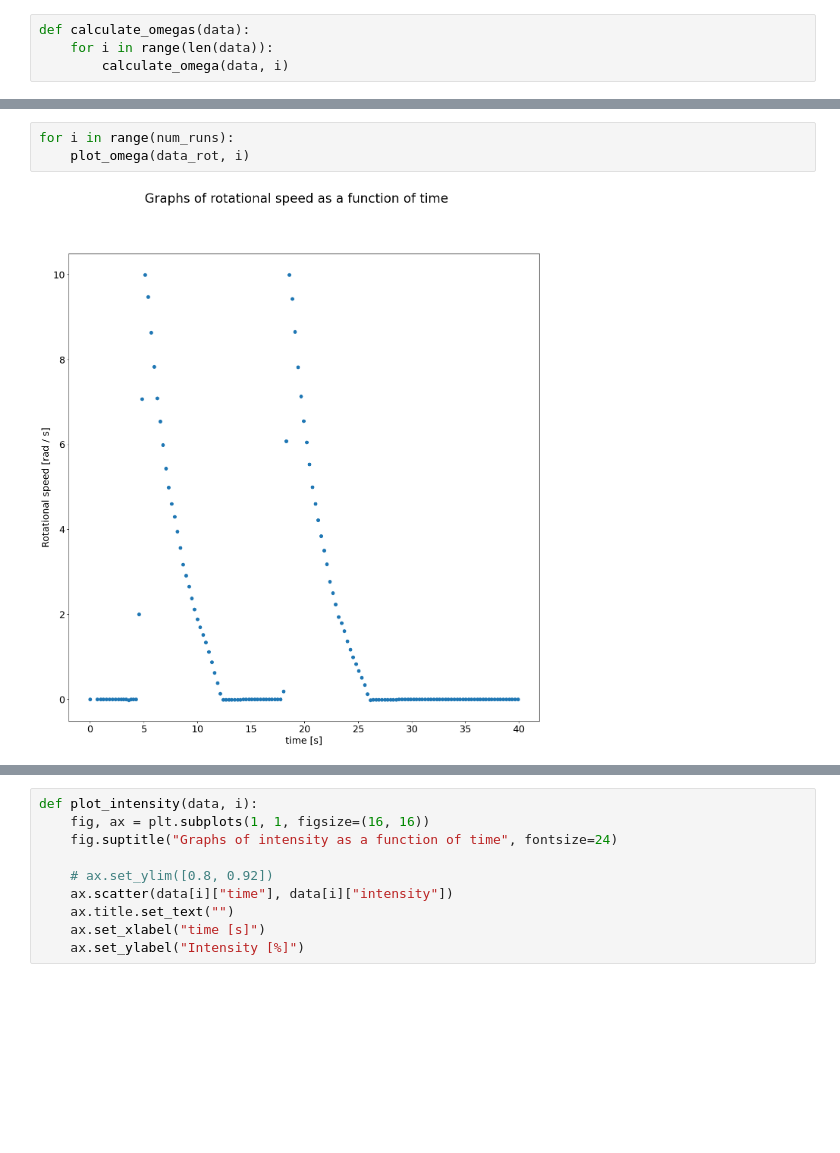
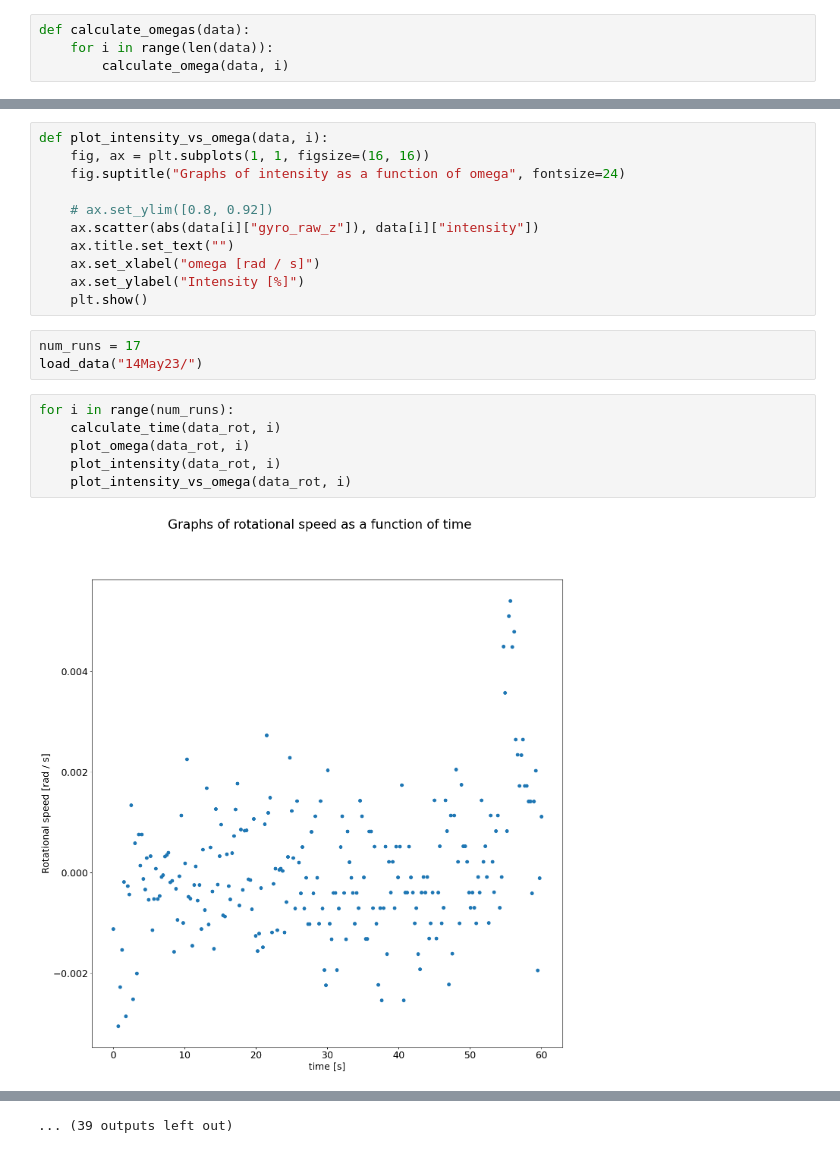
Before and after one commit to MartinOpat/Lab2RaspPi, a Jupyter notebook: data/data_processing_glass_tubes.ipynb, the cells around one changed output, grey strips where cells are left out. Cells and saved outputs as stored; diff of their text form; blank space fills up the shorter version.

Commit message:
Further data processing on 14 May 23

```diff
--- a/data/data_processing_glass_tubes.ipynb
+++ b/data/data_processing_glass_tubes.ipynb
@@ -77,5 +84,22 @@ calculate_omegas(data_one_side)
+# %%
+def plot_intensity_vs_omega(data, i):
+    fig, ax = plt.subplots(1, 1, figsize=(16, 16))
+    fig.suptitle("Graphs of intensity as a function of omega", fontsize=24)
+
+    # ax.set_ylim([0.8, 0.92])
+    ax.scatter(abs(data[i]["gyro_raw_z"]), data[i]["intensity"])
+    ax.title.set_text("")
+    ax.set_xlabel("omega [rad / s]")
+    ax.set_ylabel("Intensity [%]")
+    plt.show()
+# %%
+num_runs = 17
+load_data("14May23/")
 # %%
 for i in range(num_runs):
+    calculate_time(data_rot, i)
     plot_omega(data_rot, i)
+    plot_intensity(data_rot, i)
+    plot_intensity_vs_omega(data_rot, i)
 # %% [output]
-[figure, old version]
+[figure, new version]
@@ -84,10 +117 @@ for i in range(num_runs):
+... (39 outputs left out)
-# %%
-def plot_intensity(data, i):
-    fig, ax = plt.subplots(1, 1, figsize=(16, 16))
-    fig.suptitle("Graphs of intensity as a function of time", fontsize=24)
-
-    # ax.set_ylim([0.8, 0.92])
-    ax.scatter(data[i]["time"], data[i]["intensity"])
-    ax.title.set_text("")
-    ax.set_xlabel("time [s]")
-    ax.set_ylabel("Intensity [%]")
```
Also changed, not shown: parts of 8 cells of this notebook, 1 other file.
